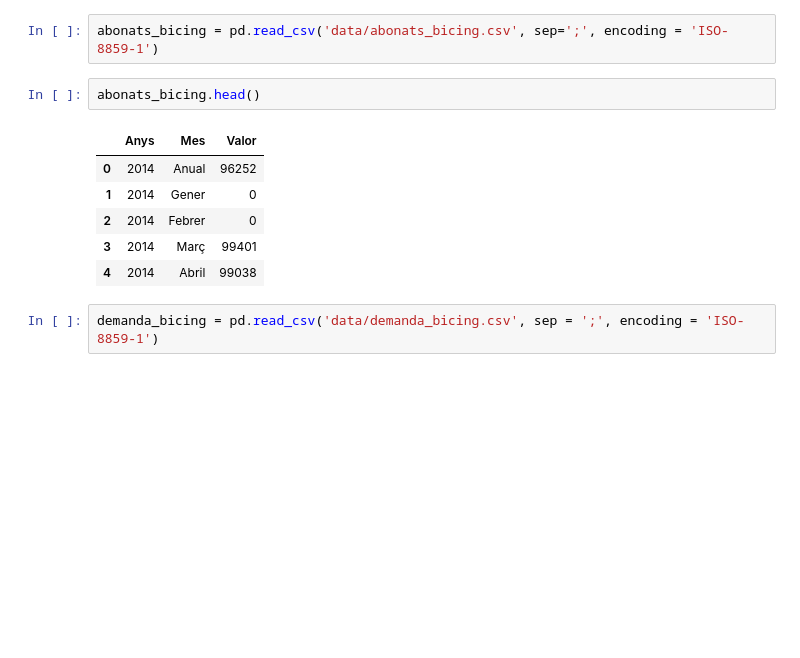
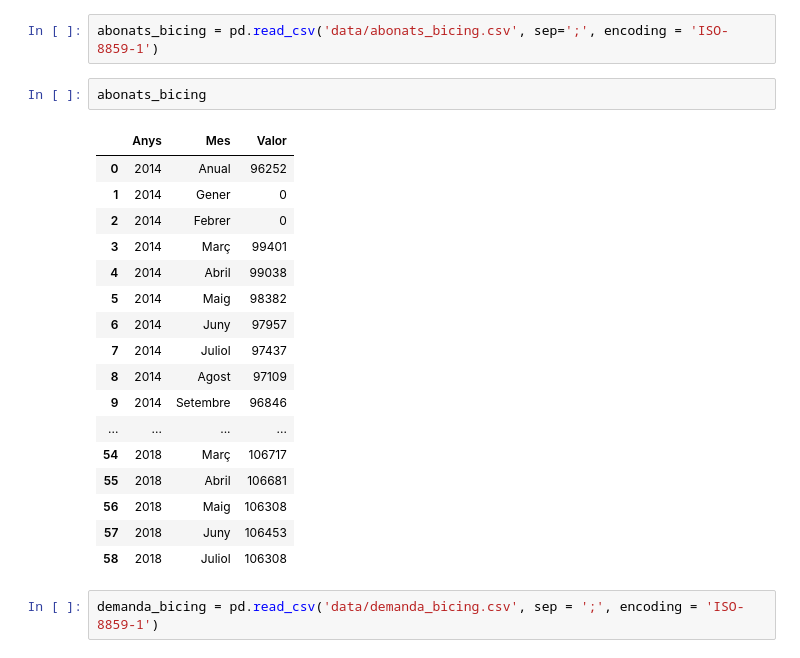
Before and after one commit to jonathan9879/barcelona_data, a Jupyter notebook: Data_tables.ipynb, the cells around one changed output. Cells and saved outputs as stored; diff of their text form; blank space fills up the shorter version.

```diff
--- a/Data_tables.ipynb
+++ b/Data_tables.ipynb
@@ -14,14 +14,25 @@ estacions_bicing.head()
 # %%
 abonats_bicing = pd.read_csv('data/abonats_bicing.csv', sep=';', encoding = 'ISO-8859-1')
 # %%
-abonats_bicing.head()
+abonats_bicing
 # %% [output]
 |  | Anys | Mes | Valor |
 | 0 | 2014 | Anual | 96252 |
 | 1 | 2014 | Gener | 0 |
 | 2 | 2014 | Febrer | 0 |
 | 3 | 2014 | Març | 99401 |
 | 4 | 2014 | Abril | 99038 |
+| 5 | 2014 | Maig | 98382 |
+| 6 | 2014 | Juny | 97957 |
+| 7 | 2014 | Juliol | 97437 |
+| 8 | 2014 | Agost | 97109 |
+| 9 | 2014 | Setembre | 96846 |
+| ... | ... | ... | ... |
+| 54 | 2018 | Març | 106717 |
+| 55 | 2018 | Abril | 106681 |
+| 56 | 2018 | Maig | 106308 |
+| 57 | 2018 | Juny | 106453 |
+| 58 | 2018 | Juliol | 106308 |
 # %%
 demanda_bicing = pd.read_csv('data/demanda_bicing.csv', sep = ';', encoding = 'ISO-8859-1')
 # %%
```
Also changed, not shown: parts of 8 cells of this notebook.
